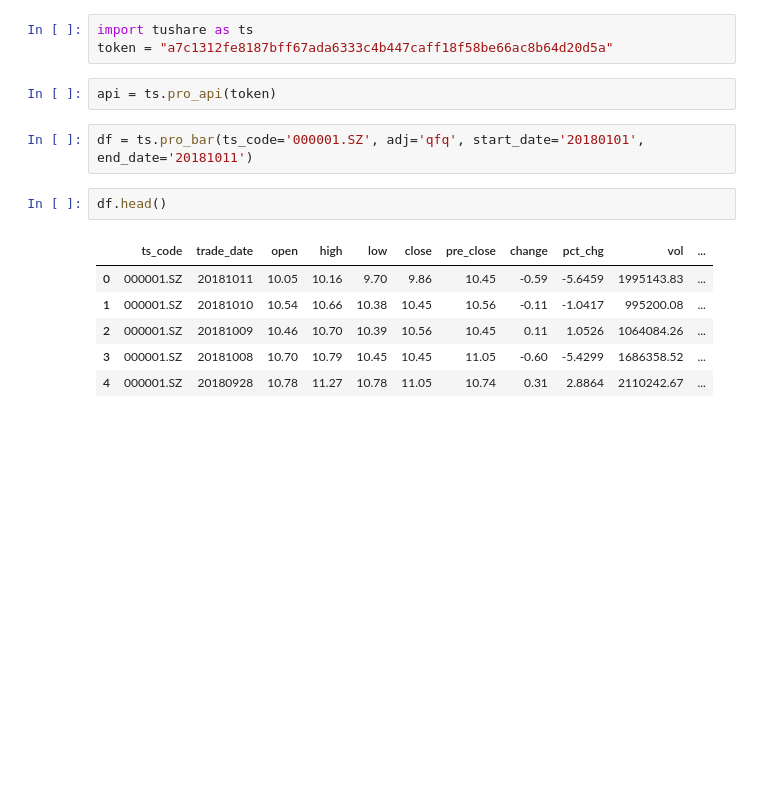
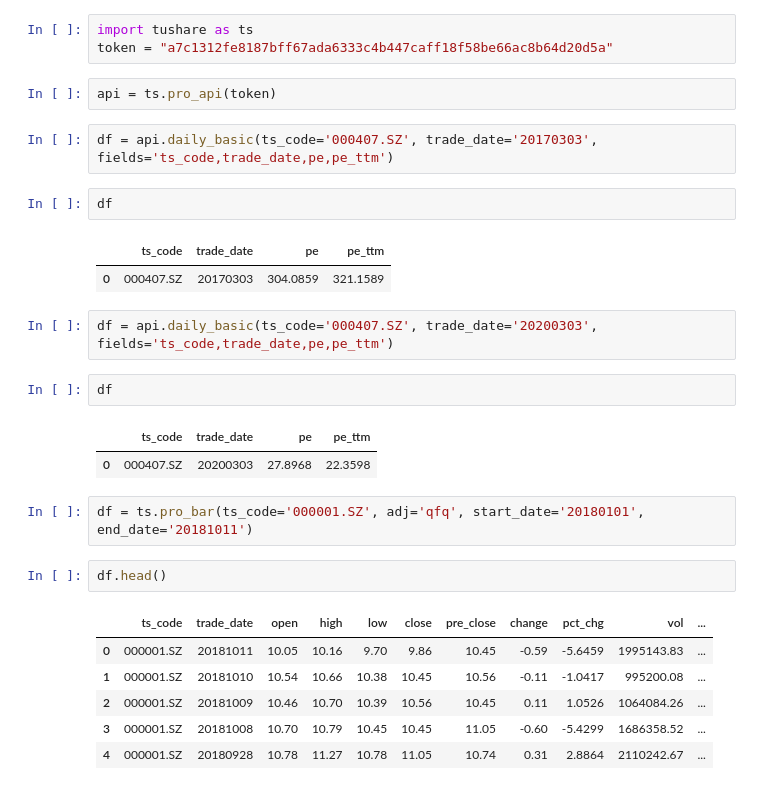
Before and after one commit to zch0423/ZSIntern, a Jupyter notebook: tushareTest.ipynb, the cells around one changed output. Drawn from its saved outputs; the diff is of its cells as text; blank space fills up the shorter version.

```diff
--- a/tushareTest.ipynb
+++ b/tushareTest.ipynb
@@ -3,6 +3,20 @@ import tushare as ts
 token = "a7c1312fe8187bff67ada6333c4b447caff18f58be66ac8b64d20d5a"
 # %%
 api = ts.pro_api(token)
+# %%
+df = api.daily_basic(ts_code='000407.SZ', trade_date='20170303', fields='ts_code,trade_date,pe,pe_ttm')
+# %%
+df
+# %% [output]
+|  | ts_code | trade_date | pe | pe_ttm |
+| 0 | 000407.SZ | 20170303 | 304.0859 | 321.1589 |
+# %%
+df = api.daily_basic(ts_code='000407.SZ', trade_date='20200303', fields='ts_code,trade_date,pe,pe_ttm')
+# %%
+df
+# %% [output]
+|  | ts_code | trade_date | pe | pe_ttm |
+| 0 | 000407.SZ | 20200303 | 27.8968 | 22.3598 |
 # %%
 df = ts.pro_bar(ts_code='000001.SZ', adj='qfq', start_date='20180101', end_date='20181011')
 # %%
```
Also changed, not shown: 3 other files.
